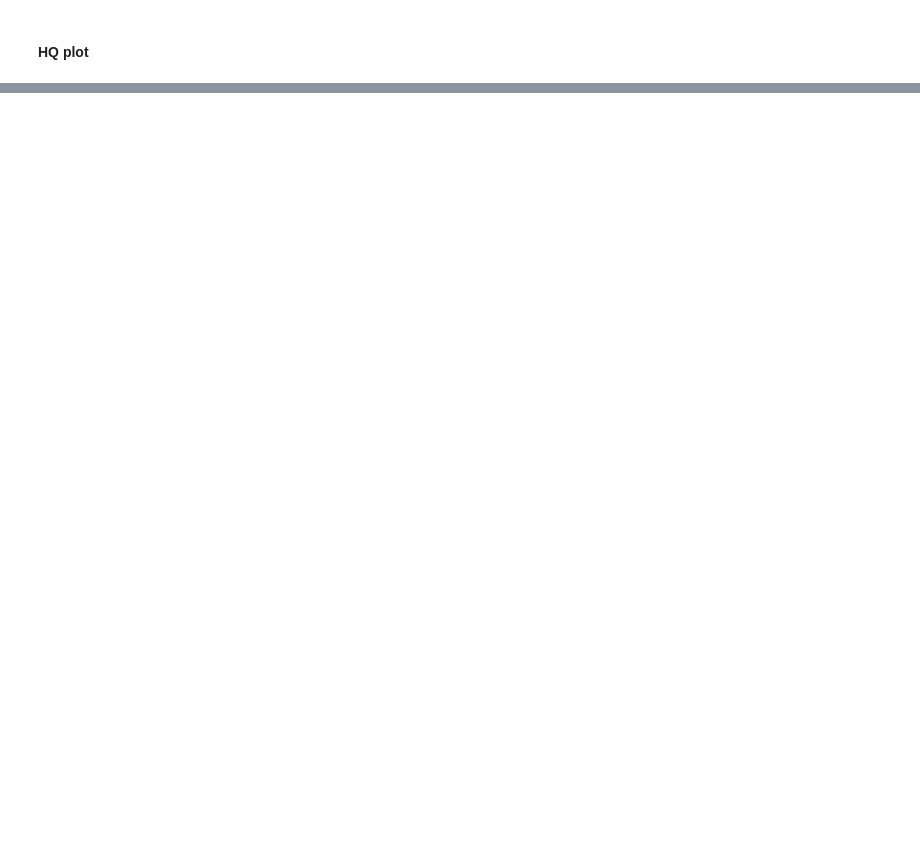
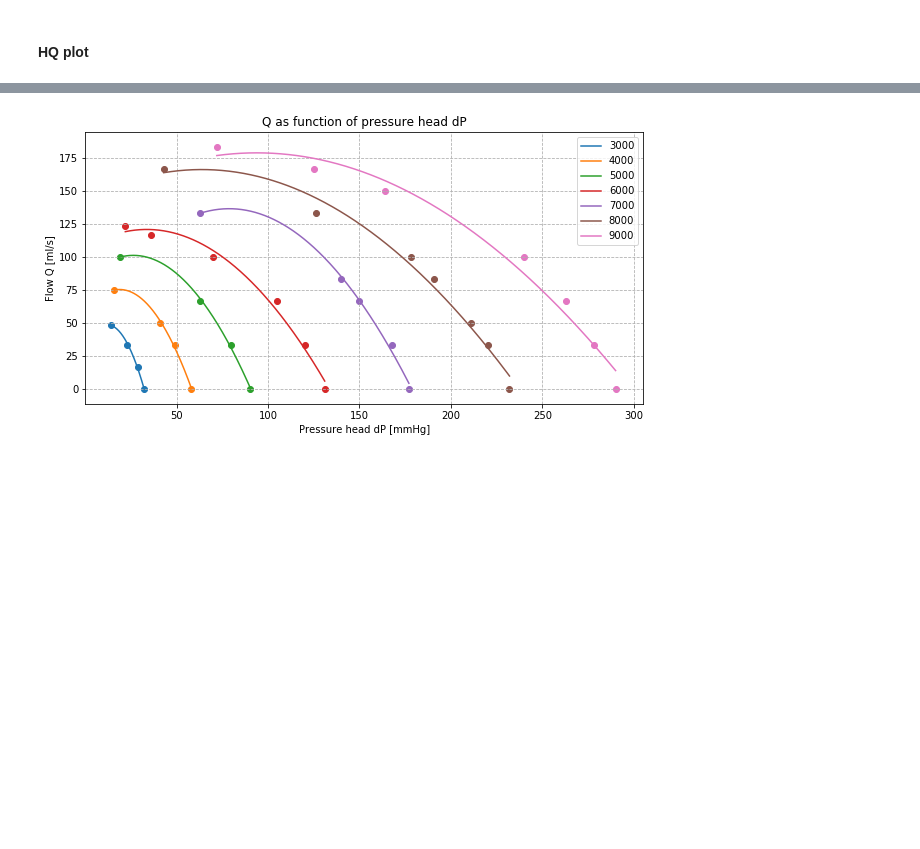
Before and after one commit to matthiaszeller/VAD-0D-DNN, a Jupyter notebook: notebooks/N1-HQ-curve-HMIII.ipynb, the cells around one changed output, grey strips where cells are left out. Cells and saved outputs as stored; diff of their text form; code cells hidden in the pictures; blank space fills up the shorter version.

```diff
--- a/notebooks/N1-HQ-curve-HMIII.ipynb
+++ b/notebooks/N1-HQ-curve-HMIII.ipynb
@@ -122,2 +145,16 @@ ax[1].set_xlabel("P"); ax[1].set_ylabel("Q");
+# %%
+fig,ax = plt.subplots(1,1,figsize=(10,5))
+for RPM, coef in coefs_rev.items():
+    pmin = min(data[RPM][1])
+    pmax = max(data[RPM][1])
+    dP = np.linspace(pmin, pmax, 1000)
+    Q = np.polyval(coef, dP)
+    plt.scatter(data[RPM][1], data[RPM][0])
+    plt.plot(dP, Q, label=RPM)
+
+plt.xlabel("Pressure head dP [mmHg]"); plt.ylabel("Flow Q [ml/s]"); plt.legend();
+plt.grid(ls='--'); plt.title("Q as function of pressure head dP");
+# %% [output]
+[figure, added]
 # %% [markdown]
 <br /><br /><br /><br /><br /><br /><br /><br /><br /><br /><br /><br /><br /><br /><br /><br /><br /><br /><br /><br /><br /><br /><br /><br /><br /><br /><br /><br /><br /><br /><br /><br /><br /><br /><br /><br />
```
Also changed, not shown: parts of 9 cells of this notebook, 2 other files.
